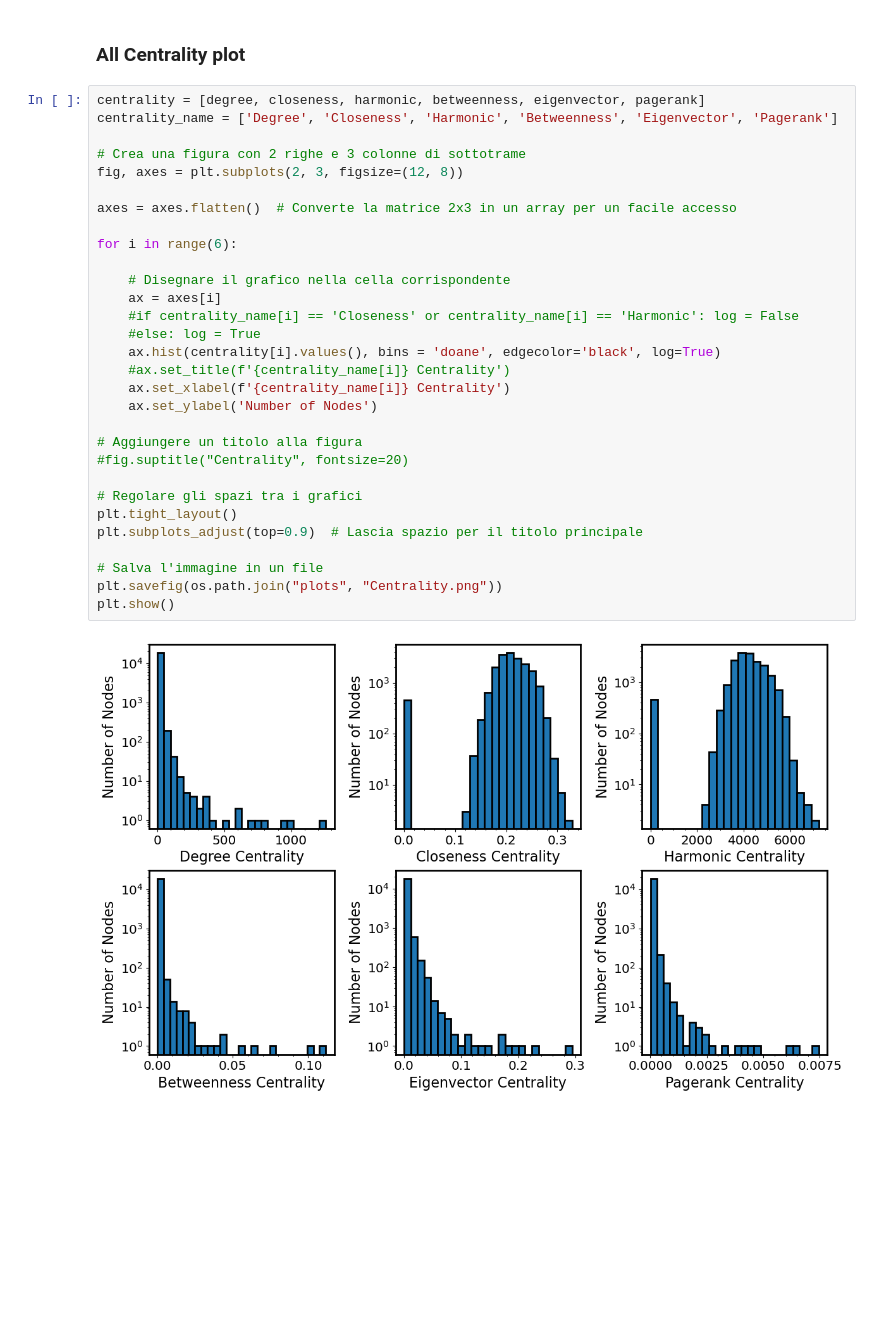
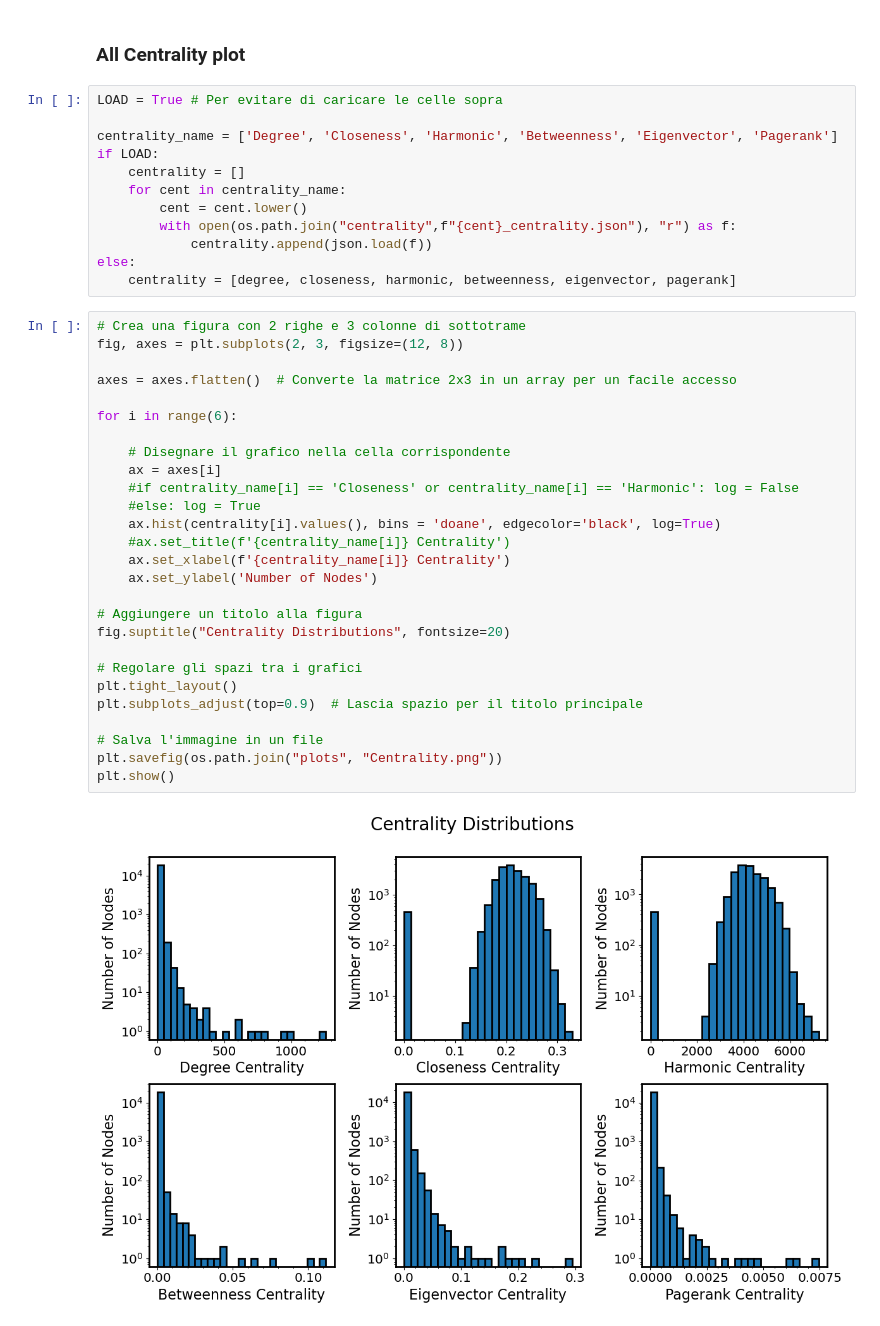
Before and after one commit to LeonardoCaridi/2024_caridi, a Jupyter notebook: network_analysis/Network_analysis.ipynb, the cells around one changed output. Saved outputs shown, nothing was run; the diff lists cells and outputs as text; blank space fills up the shorter version.

```diff
--- a/network_analysis/Network_analysis.ipynb
+++ b/network_analysis/Network_analysis.ipynb
@@ -479,35 +479,44 @@ with open(os.path.join("centrality","pagerank_centrality.json"), "w") as f:
     json.dump(pagerank, f, indent=4)
 # %% [markdown]
 ### All Centrality plot
+# %%
+LOAD = True # Per evitare di caricare le celle sopra
+
+centrality_name = ['Degree', 'Closeness', 'Harmonic', 'Betweenness', 'Eigenvector', 'Pagerank']
+if LOAD:
+    centrality = []
+    for cent in centrality_name:
+        cent = cent.lower()
+        with open(os.path.join("centrality",f"{cent}_centrality.json"), "r") as f:
+            centrality.append(json.load(f))
+else:
+    centrality = [degree, closeness, harmonic, betweenness, eigenvector, pagerank]
 # %%
-centrality = [degree, closeness, harmonic, betweenness, eigenvector, pagerank]
-centrality_name = ['Degree', 'Closeness', 'Harmonic', 'Betweenness', 'Eigenvector', 'Pagerank']
-
 # Crea una figura con 2 righe e 3 colonne di sottotrame
 fig, axes = plt.subplots(2, 3, figsize=(12, 8))
 
 axes = axes.flatten()  # Converte la matrice 2x3 in un array per un facile accesso
 
 for i in range(6):
 
     # Disegnare il grafico nella cella corrispondente
     ax = axes[i]
     #if centrality_name[i] == 'Closeness' or centrality_name[i] == 'Harmonic': log = False
     #else: log = True
     ax.hist(centrality[i].values(), bins = 'doane', edgecolor='black', log=True)
     #ax.set_title(f'{centrality_name[i]} Centrality')
     ax.set_xlabel(f'{centrality_name[i]} Centrality')
     ax.set_ylabel('Number of Nodes')
 
 # Aggiungere un titolo alla figura
-#fig.suptitle("Centrality", fontsize=20)
+fig.suptitle("Centrality Distributions", fontsize=20)
 
 # Regolare gli spazi tra i grafici
 plt.tight_layout()
 plt.subplots_adjust(top=0.9)  # Lascia spazio per il titolo principale
 
 # Salva l'immagine in un file
 plt.savefig(os.path.join("plots", "Centrality.png"))
 plt.show()
 # %% [output]
-[figure, old version]
+[figure, new version]
```
Also changed, not shown: parts of 1 cell of this notebook, 5 other files.
